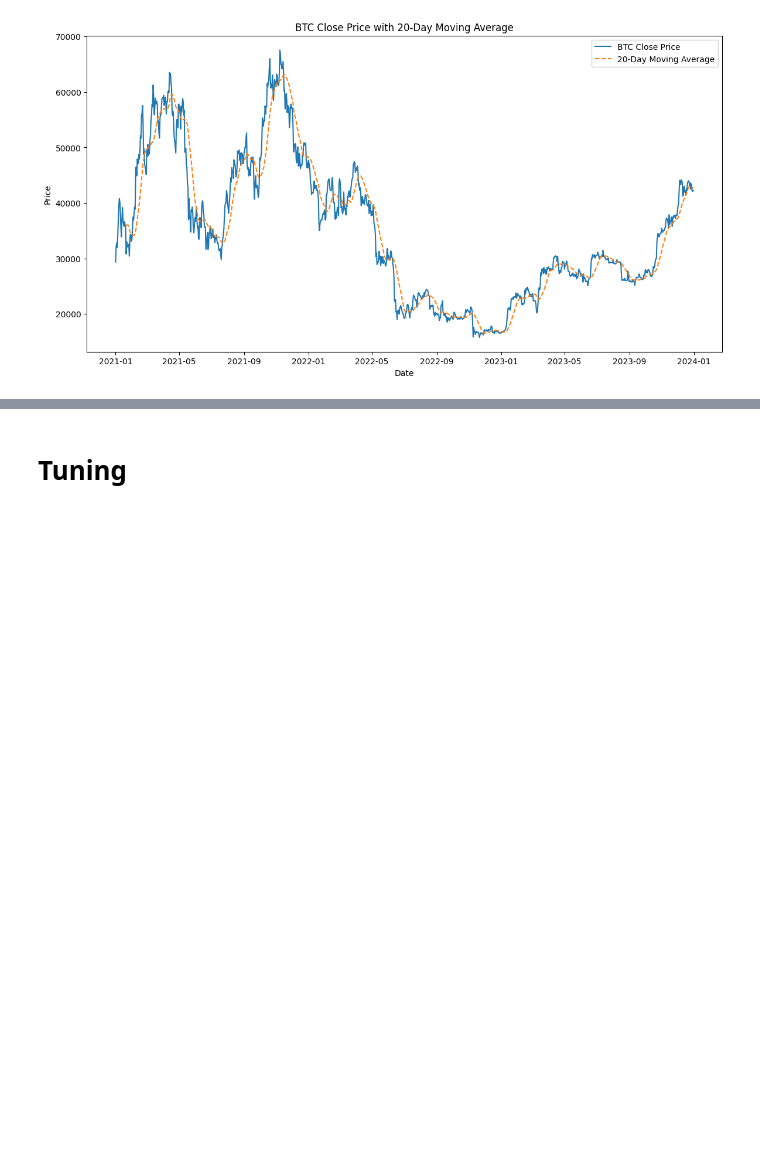
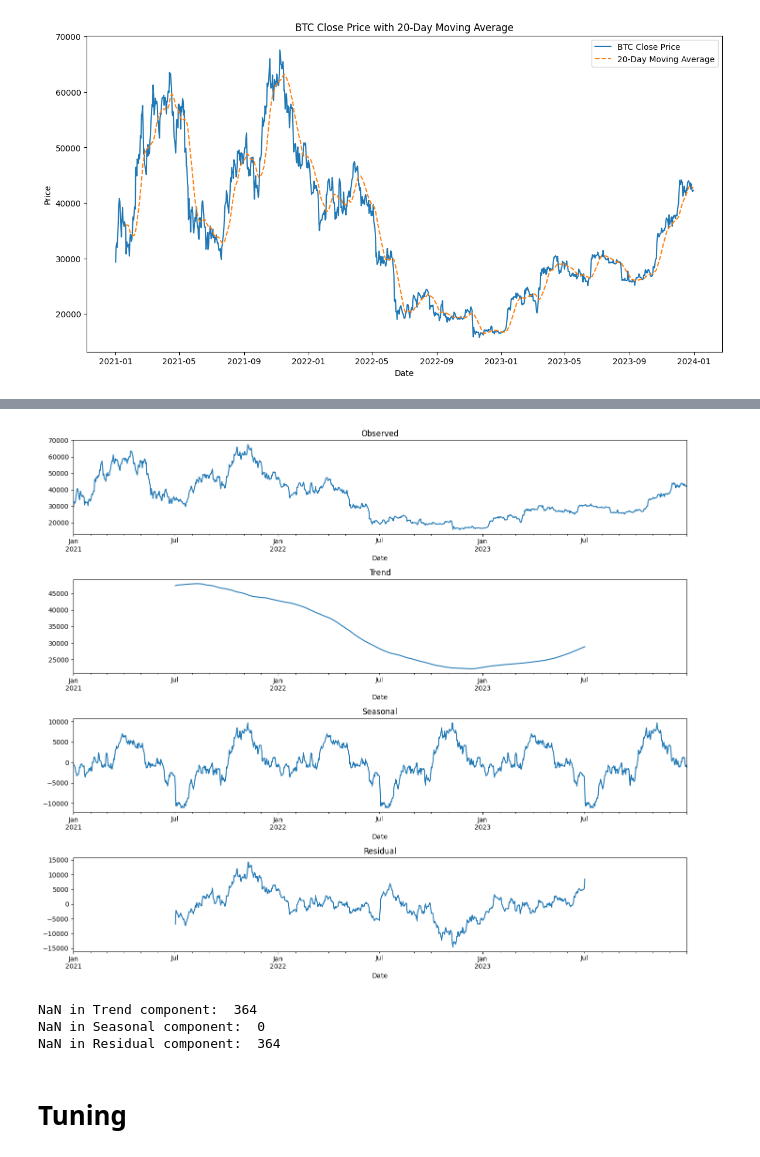
Before and after one commit to adiprrassetyo/forecast-tse-arima, a Jupyter notebook: main.ipynb, the cells around one changed output, grey strips where cells are left out. Drawn from its saved outputs; the diff is of its cells as text; code cells hidden in the pictures; blank space fills up the shorter version.

Commit message:
preprocessing done

```diff
--- a/main.ipynb
+++ b/main.ipynb
@@ -116,8 +92,12 @@ Data columns (total 7 columns):
 dtypes: float64(5), int64(1), object(1)
 memory usage: 60.0+ KB
 # %%
-# Filter records for store 1 and item 1 -> to be able to scale to other items in the future
-data_btc['Date'] = pd.to_datetime(data_btc['Date'], format='%Y-%m-%d')
+# Data Type Conversion
+# Convert 'Date' to datetime if not already done
+data_btc['Date'] = pd.to_datetime(data_btc['Date'])
+
+#Feature Engineering
+#Extract date parts
 data_btc['year'] = data_btc['Date'].dt.year
 data_btc['month'] = data_btc['Date'].dt.month
 data_btc['day'] = data_btc['Date'].dt.day
@@ -175,8 +153,6 @@ plt.show()
 <Figure size 1200x600 with 0 Axes>
 [figure]
 # %%
-data_btc['20_MA'] = data_btc['Close'].rolling(window=20).mean()
-
 plt.figure(figsize=(14, 7))
 plt.plot(data_btc['Close'], label='BTC Close Price')
 plt.plot(data_btc['20_MA'], label='20-Day Moving Average', linestyle='--')
@@ -191,0 +198,5 @@ plt.show()
+# %%
+# Handling Outliers Z-Score
+z_scores = np.abs(stats.zscore(data_btc[['Close']]))
+data_btc = data_btc[(z_scores < 3).all(axis=1)]
+print(data_btc.head())
@@ -192,3 +254,26 @@ plt.show()
+# %%
+# Assuming data_btc['Close'] is your time series data
+result = seasonal_decompose(data_btc['Close'], model='additive', period=365)
+
+# Plot the decomposed components
+fig, (ax1, ax2, ax3, ax4) = plt.subplots(4, 1, figsize=(14, 12))
+result.observed.plot(ax=ax1, title='Observed')
+result.trend.plot(ax=ax2, title='Trend')
+result.seasonal.plot(ax=ax3, title='Seasonal')
+result.resid.plot(ax=ax4, title='Residual')
+plt.tight_layout()
+plt.show()
+# %% [output]
+[figure, added]
+# %%
+# Check for NaN values in the decomposed components
+print("NaN in Trend component: ", result.trend.isna().sum())
+print("NaN in Seasonal component: ", result.seasonal.isna().sum())
+print("NaN in Residual component: ", result.resid.isna().sum())
+# %% [output]
+NaN in Trend component:  364
+NaN in Seasonal component:  0
+NaN in Residual component:  364
 # %% [markdown]
 # Tuning
 # %% [markdown]
```
Also changed, not shown: parts of 12 cells of this notebook, 2 other files.
